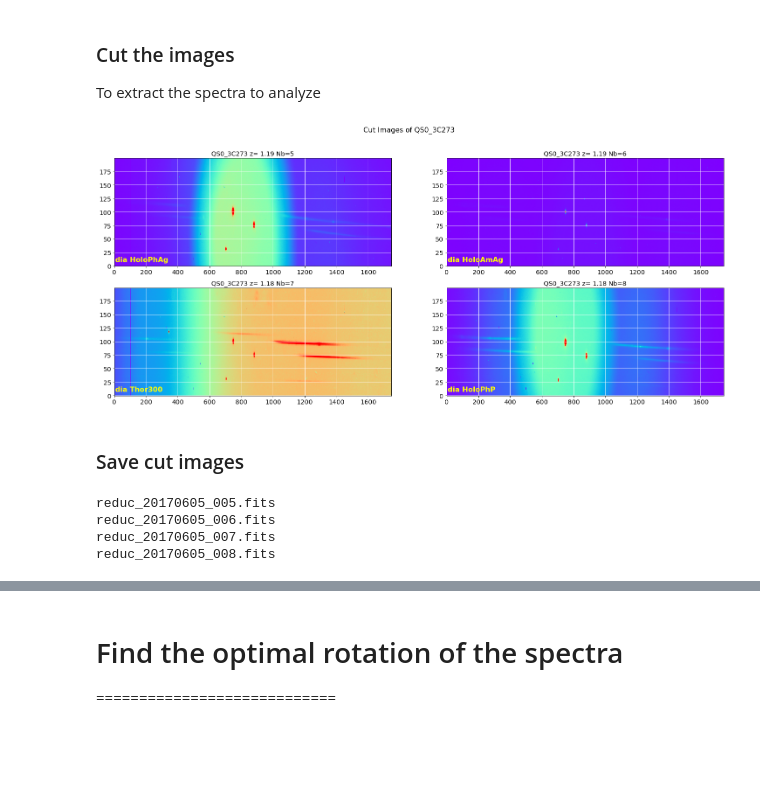
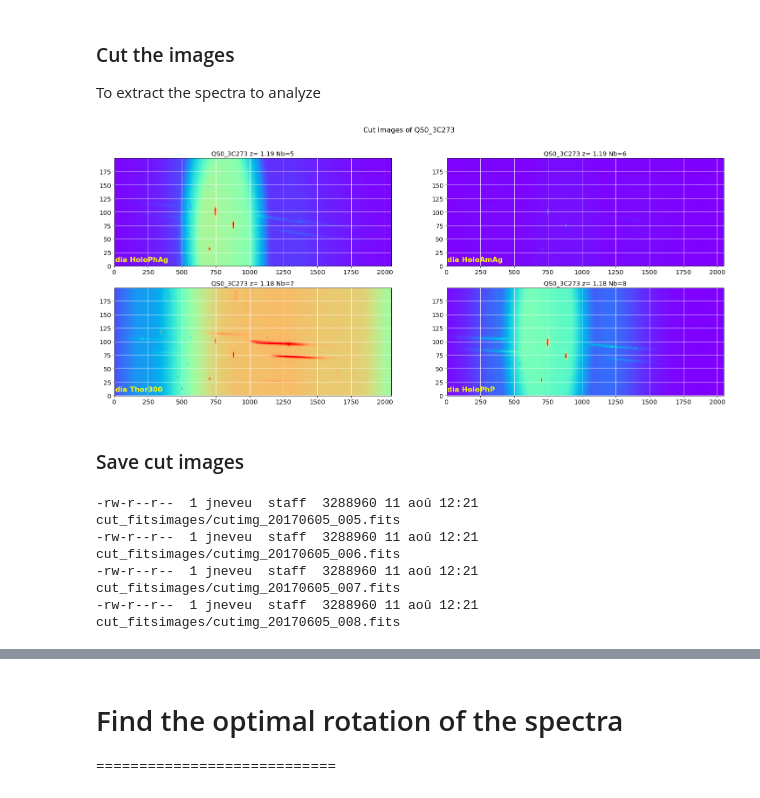
Before and after one commit to sylvielsstfr/CTIOAnaJun2017, a Jupyter notebook: ana_05jun17/QSO_3C273/FullAnalysis.ipynb, the cells around one changed output, grey strips where cells are left out. Cells and saved outputs as stored; diff of their text form; code cells hidden in the pictures; blank space fills up the shorter version.

```diff
--- a/ana_05jun17/QSO_3C273/FullAnalysis.ipynb
+++ b/ana_05jun17/QSO_3C273/FullAnalysis.ipynb
@@ -93,33 +93,34 @@ To extract the spectra to analyze
 # %%
 x_guess = [745]*len(all_images)
 y_guess = [653]*len(all_images)
 DeltaY=[100]*len(all_images)
-DeltaX=[1000]*len(all_images)
+DeltaX=[2000]*len(all_images)  # must be very large to have correct x positions
 
-images_cut=ShowCenterImages(x_guess,y_guess,DeltaX,DeltaY,all_images,all_titles,all_filt,object_name,
+images_raw=ShowCenterImages(x_guess,y_guess,DeltaX,DeltaY,all_images,all_titles,all_filt,object_name,
                             NBIMGPERROW=2,vmin=0,vmax=10000)
 figfilename=os.path.join(dir_top_images,'cut_images.pdf')
 plt.savefig(figfilename)
 # %% [output]
-[figure, old version]
+[figure, new version]
 # %% [markdown]
 ### Save cut images
 # %%
 newfullfilenames=[]
 for idx,file in np.ndenumerate(sorted_files):
     short_infilename=file.split("/")[-1]
-    print short_infilename
     short_partfilename=re.findall('^%s_(.*)' % tag,short_infilename)
     short_outfilename='cutimg_'+short_partfilename[0]
     newfullfilename=os.path.join(outputdir,short_outfilename)
     newfullfilenames.append(newfullfilename)
 
 for idx,file in np.ndenumerate(newfullfilenames):
-    prihdu = fits.PrimaryHDU(header=all_header[idx[0]],data=images_cut[idx[0]])
+    prihdu = fits.PrimaryHDU(header=all_header[idx[0]],data=images_raw[idx[0]])
     thdulist = fits.HDUList(prihdu)
     thdulist.writeto(file,overwrite=True)
+
+!ls -l cut_fitsimages/*
 # %% [output]
-reduc_20170605_005.fits
-reduc_20170605_006.fits
-reduc_20170605_007.fits
-reduc_20170605_008.fits
+-rw-r--r--  1 jneveu  staff  3288960 11 aoû 12:21 cut_fitsimages/cutimg_20170605_005.fits
+-rw-r--r--  1 jneveu  staff  3288960 11 aoû 12:21 cut_fitsimages/cutimg_20170605_006.fits
+-rw-r--r--  1 jneveu  staff  3288960 11 aoû 12:21 cut_fitsimages/cutimg_20170605_007.fits
+-rw-r--r--  1 jneveu  staff  3288960 11 aoû 12:21 cut_fitsimages/cutimg_20170605_008.fits
```
Also changed, not shown: parts of 25 cells of this notebook, 26 other files.
